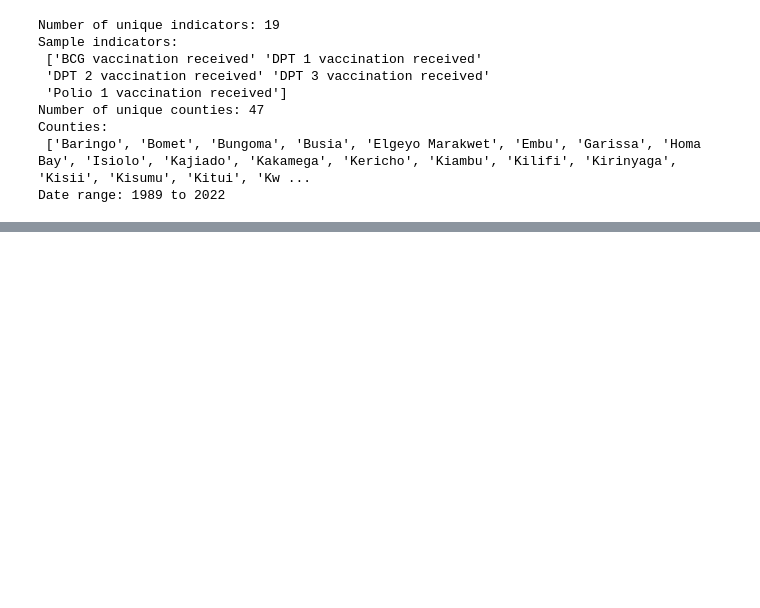
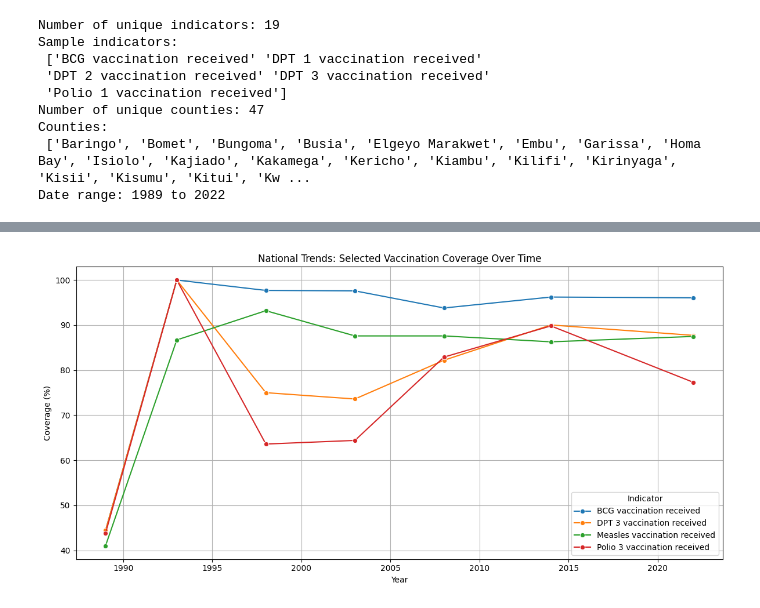
Before and after one commit to samwanyua/kenya-immunization-dashboard, a Jupyter notebook: notebooks/eda_immunization.ipynb, the cells around one changed output, grey strips where cells are left out. Saved outputs shown, nothing was run; the diff lists cells and outputs as text; code cells hidden in the pictures; blank space fills up the shorter version.

```diff
--- a/notebooks/eda_immunization.ipynb
+++ b/notebooks/eda_immunization.ipynb
@@ -104,0 +145,19 @@ Date range: 1989 to 2022
+# %%
+indicators = ['BCG vaccination received', 'DPT 3 vaccination received', 'Polio 3 vaccination received', 'Measles vaccination received']
+subset = data[data['Indicator'].isin(indicators)]
+
+# Group and average by year and indicator
+trends = subset.groupby(['Date', 'Indicator'])['Value'].mean().reset_index()
+
+# Plot
+plt.figure(figsize=(12, 6))
+sns.lineplot(data=trends, x='Date', y='Value', hue='Indicator', marker='o')
+plt.title('National Trends: Selected Vaccination Coverage Over Time')
+plt.xlabel('Year')
+plt.ylabel('Coverage (%)')
+plt.grid(True)
+plt.legend(title='Indicator')
+plt.tight_layout()
+plt.show()
+# %% [output]
+[figure, added]
```
Also changed, not shown: parts of 5 cells of this notebook.
